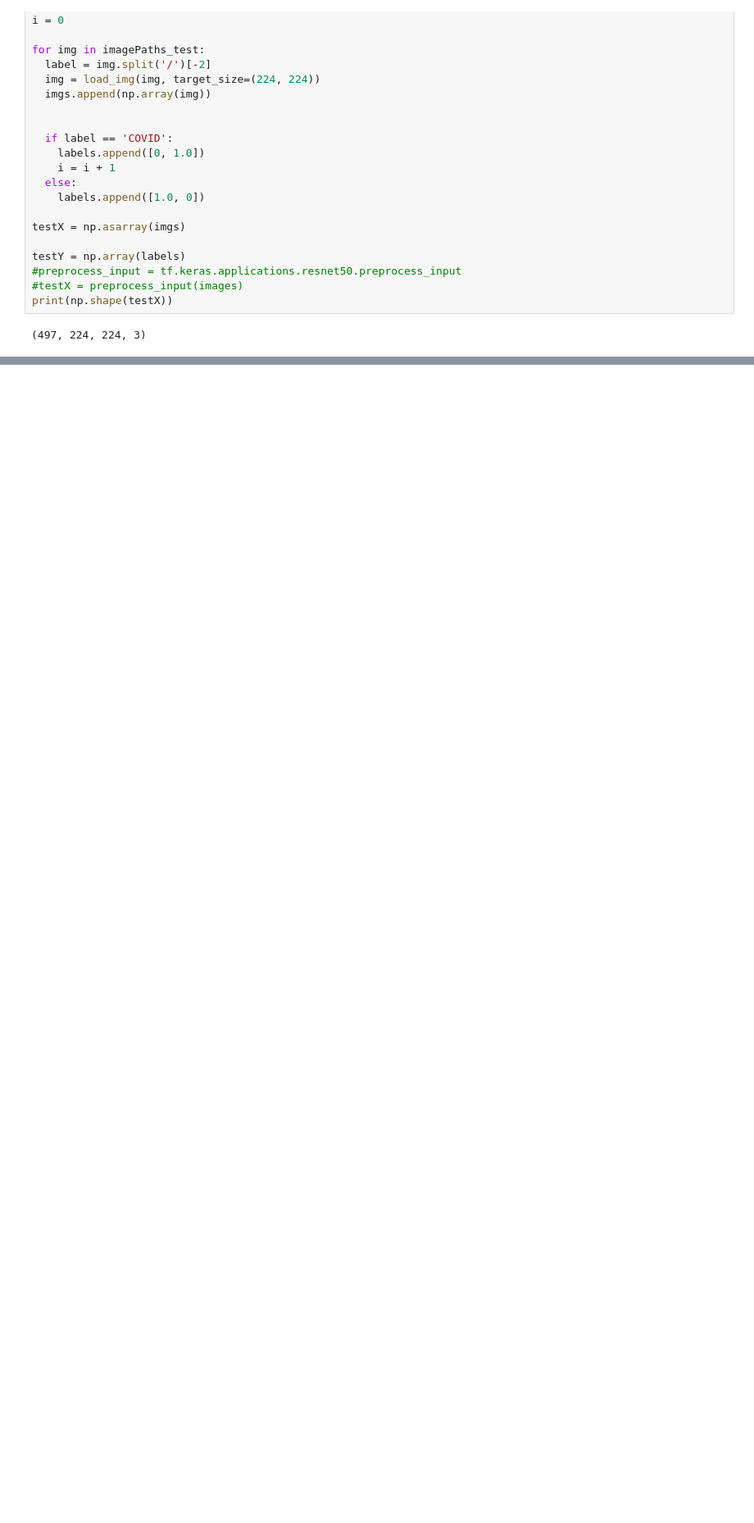
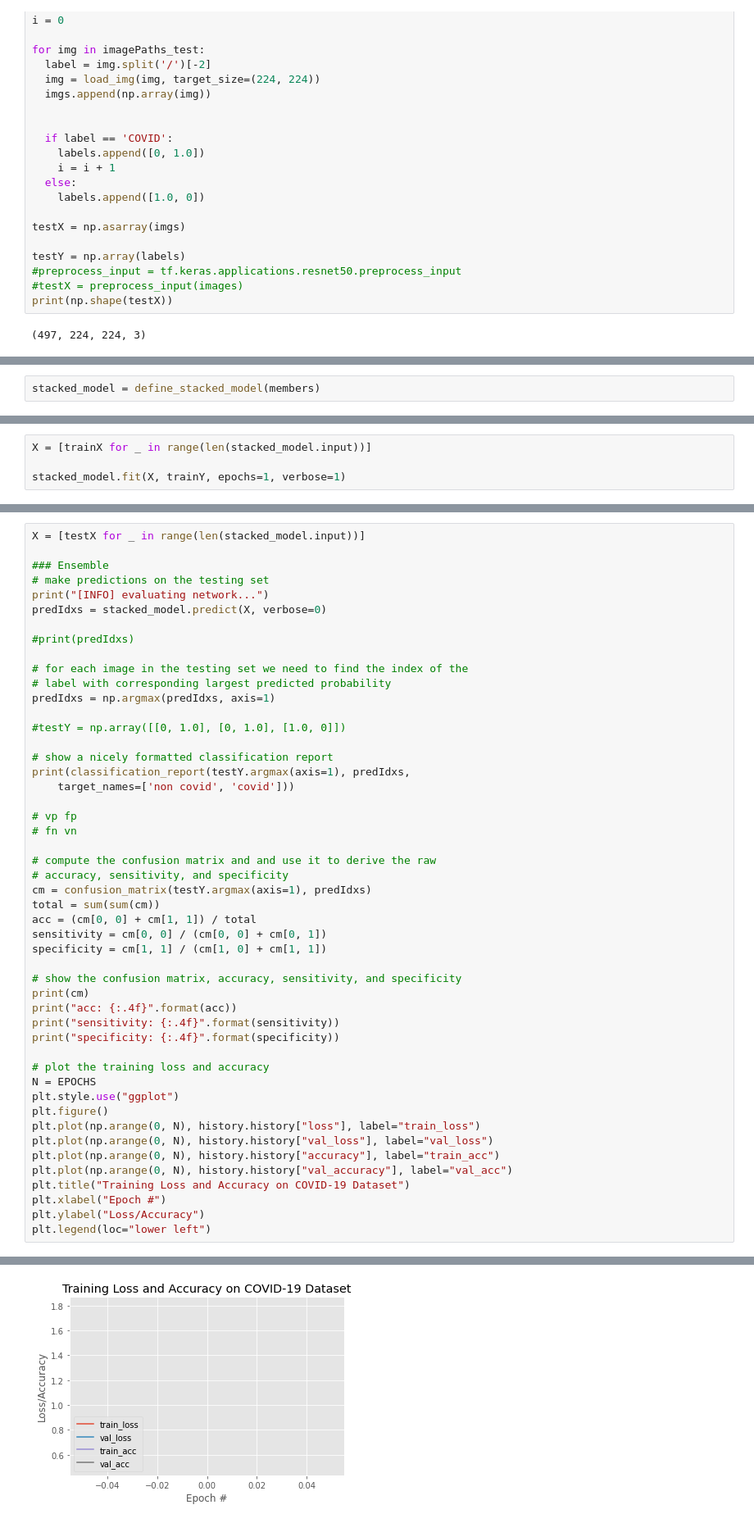
Before and after one commit to PedroCrosara/Automatic-COVID-19-and-Common-Acquired-Pneumonia-Diagnosis-Using-Chest-CT-Scans, a Jupyter notebook: sars_cov_2_binary_testes_mestrado_v2_26_07_2022.ipynb, the cells around one changed output, grey strips where cells are left out. Shown: that part at 82% size. Drawn from its saved outputs; the diff is of its cells as text; blank space fills up the shorter version.

```diff
--- a/sars_cov_2_binary_testes_mestrado_v2_26_07_2022.ipynb
+++ b/sars_cov_2_binary_testes_mestrado_v2_26_07_2022.ipynb
@@ -1177,0 +1164,2 @@ specificity: 0.9459
+# %%
+stacked_model = define_stacked_model(members)
@@ -1177,0 +1208,4 @@ specificity: 0.9459
+# %%
+X = [trainX for _ in range(len(stacked_model.input))]
+
+stacked_model.fit(X, trainY, epochs=1, verbose=1)
@@ -1177,0 +1215,50 @@ specificity: 0.9459
+# %%
+X = [testX for _ in range(len(stacked_model.input))]
+
+### Ensemble
+# make predictions on the testing set
+print("[INFO] evaluating network...")
+predIdxs = stacked_model.predict(X, verbose=0)
+
+#print(predIdxs)
+
+# for each image in the testing set we need to find the index of the
+# label with corresponding largest predicted probability
+predIdxs = np.argmax(predIdxs, axis=1)
+
+#testY = np.array([[0, 1.0], [0, 1.0], [1.0, 0]])
+
+# show a nicely formatted classification report
+print(classification_report(testY.argmax(axis=1), predIdxs,
+	target_names=['non covid', 'covid']))
+
+# vp fp
+# fn vn
+
+# compute the confusion matrix and and use it to derive the raw
+# accuracy, sensitivity, and specificity
+cm = confusion_matrix(testY.argmax(axis=1), predIdxs)
+total = sum(sum(cm))
+acc = (cm[0, 0] + cm[1, 1]) / total
+sensitivity = cm[0, 0] / (cm[0, 0] + cm[0, 1])
+specificity = cm[1, 1] / (cm[1, 0] + cm[1, 1])
+
+# show the confusion matrix, accuracy, sensitivity, and specificity
+print(cm)
+print("acc: {:.4f}".format(acc))
+print("sensitivity: {:.4f}".format(sensitivity))
+print("specificity: {:.4f}".format(specificity))
+
+# plot the training loss and accuracy
+N = EPOCHS
+plt.style.use("ggplot")
+plt.figure()
+plt.plot(np.arange(0, N), history.history["loss"], label="train_loss")
+plt.plot(np.arange(0, N), history.history["val_loss"], label="val_loss")
+plt.plot(np.arange(0, N), history.history["accuracy"], label="train_acc")
+plt.plot(np.arange(0, N), history.history["val_accuracy"], label="val_acc")
+plt.title("Training Loss and Accuracy on COVID-19 Dataset")
+plt.xlabel("Epoch #")
+plt.ylabel("Loss/Accuracy")
+plt.legend(loc="lower left")
+# %% [output]
@@ -1177,0 +1281 @@ specificity: 0.9459
+[figure, added]
```
Also changed, not shown: parts of 24 cells of this notebook.
